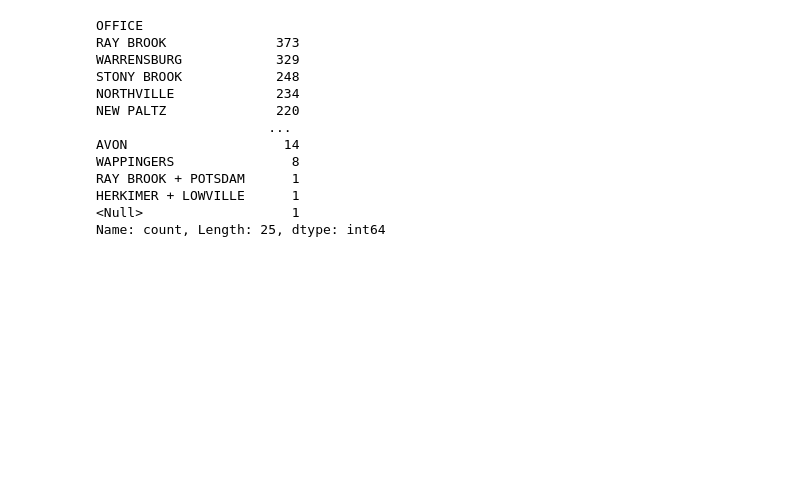
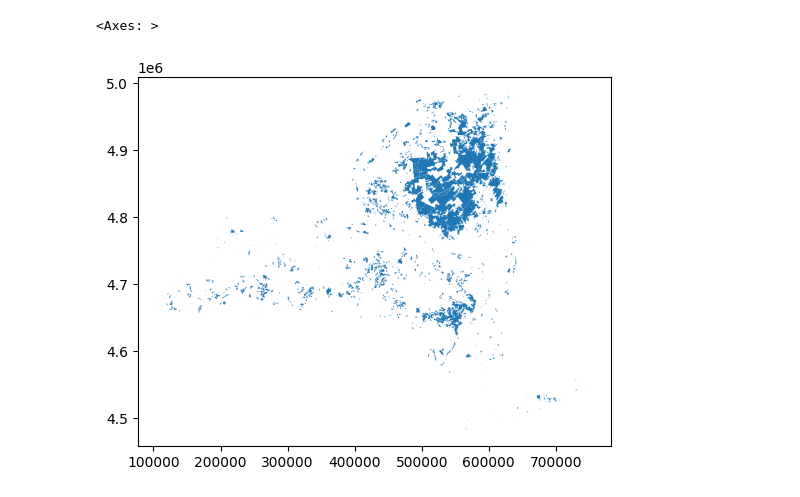
Before and after one commit to drykxs/kaggle, a Jupyter notebook: MyFirstMap.ipynb, the cells around one changed output. Saved outputs shown, nothing was run; the diff lists cells and outputs as text; code cells hidden in the pictures; blank space fills up the shorter version.

```diff
--- a/MyFirstMap.ipynb
+++ b/MyFirstMap.ipynb
@@ -1,41 +1,32 @@
 # %%
 # This Python 3 environment comes with many helpful analytics libraries installed
 # It is defined by the kaggle/python Docker image: https://github.com/kaggle/docker-python
 # For example, here's several helpful packages to load
 
 import os
 import numpy as np # linear algebra
 import pandas as pd # data processing, CSV file I/O (e.g. pd.read_csv)
 import geopandas as gpd
 
 # Input data files are available in the read-only "../input/" directory
 # For example, running this (by clicking run or pressing Shift+Enter) will list all files under the input directory
 
 #for dirname, _, filenames in os.walk('/kaggle/input'):
 #    for filename in filenames:
 #        print(os.path.join(dirname, filename))
 
 # You can write up to 20GB to the current directory (/kaggle/working/) that gets preserved as output when you create a version using "Save & Run All"
 # You can also write temporary files to /kaggle/temp/, but they won't be saved outside of the current session
 
 # Read in the data
 full_data = gpd.read_file("../input/geospatial-learn-course-data/DEC_lands/DEC_lands/DEC_lands.shp")
 
 # View the first five rows of the data
 full_data.head()
 data = full_data.loc[:, ["CLASS", "COUNTY", "geometry","OFFICE"]].copy()
-data.OFFICE.value_counts()
+#data.OFFICE.value_counts()
+office_lands = data
+office_lands.plot()
 # %% [output]
-OFFICE
-RAY BROOK              373
-WARRENSBURG            329
-STONY BROOK            248
-NORTHVILLE             234
-NEW PALTZ              220
-                      ...
-AVON                    14
-WAPPINGERS               8
-RAY BROOK + POTSDAM      1
-HERKIMER + LOWVILLE      1
-<Null>                   1
-Name: count, Length: 25, dtype: int64
+<Axes: >
+[figure, added]
```
